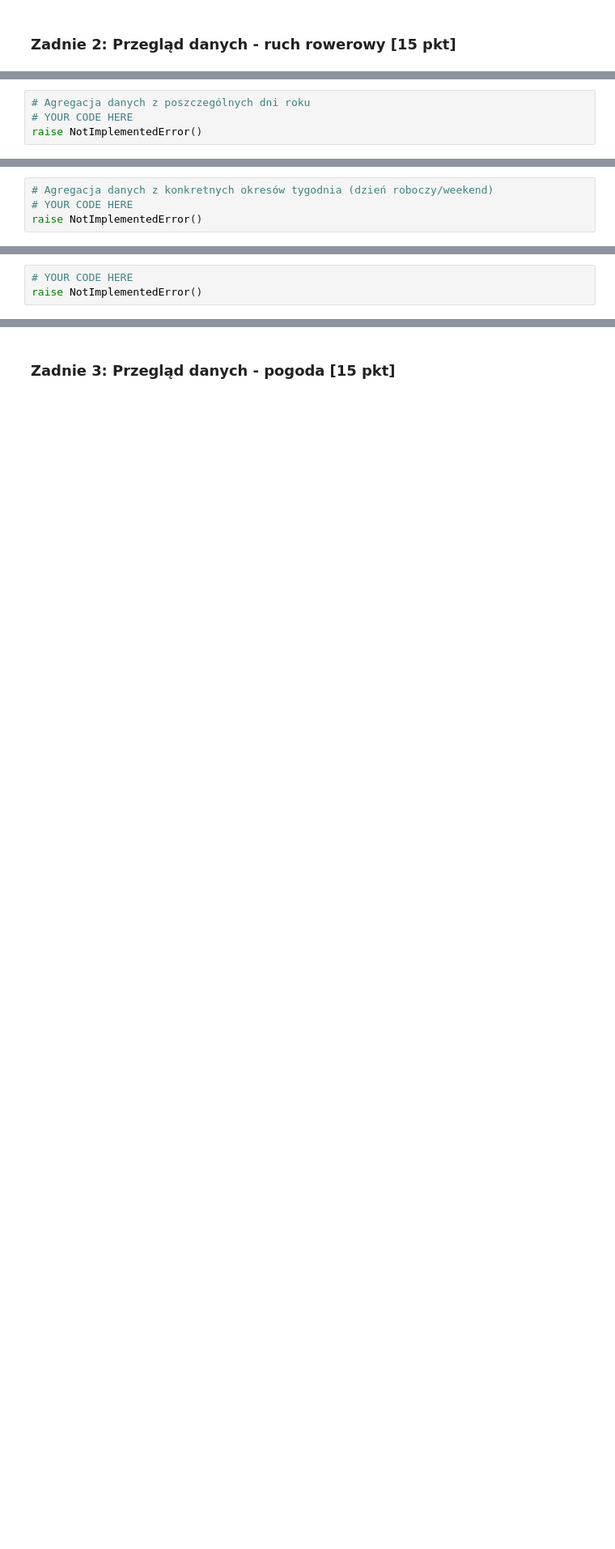
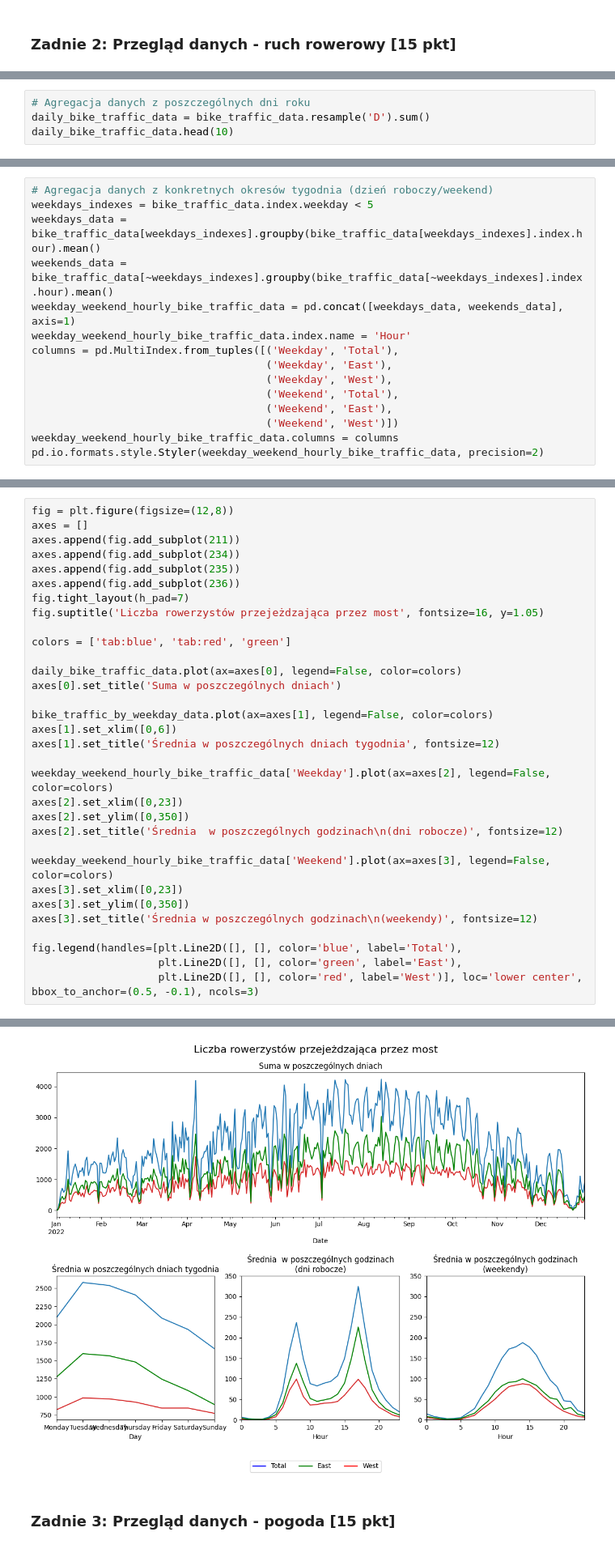
Before and after one commit to piotre10/ADwJP-exercises, a Jupyter notebook: L03/ZZ03_CZ02.ipynb, the cells around one changed output, grey strips where cells are left out. Shown: that part at 81% size. Saved outputs shown, nothing was run; the diff lists cells and outputs as text; blank space fills up the shorter version.

```diff
--- a/L03/ZZ03_CZ02.ipynb
+++ b/L03/ZZ03_CZ02.ipynb
@@ -87,5 +120,5 @@ Tablica `weekday_weekend_hourly_bike_traffic_data`  prezentuje średnią liczbę
 Wyświetl przygotowane tablice w taki sposób aby zawarte w nich liczby rowerzystów wyświetlały się z dokładnością 0 miejsc po przecinku, a średnie liczby rowerzystów z dokładnością 2 miejsc po przecinku. W przypadku tablicy `daily_bike_traffic_data` wyświetl tylko 10 pierwszych wierszy tablicy.
 # %%
 # Agregacja danych z poszczególnych dni roku
-# YOUR CODE HERE
-raise NotImplementedError()
+daily_bike_traffic_data = bike_traffic_data.resample('D').sum()
+daily_bike_traffic_data.head(10)
@@ -96,4 +154,15 @@ raise NotImplementedError()
 # %%
 # Agregacja danych z konkretnych okresów tygodnia (dzień roboczy/weekend)
-# YOUR CODE HERE
-raise NotImplementedError()
+weekdays_indexes = bike_traffic_data.index.weekday < 5
+weekdays_data = bike_traffic_data[weekdays_indexes].groupby(bike_traffic_data[weekdays_indexes].index.hour).mean()
+weekends_data = bike_traffic_data[~weekdays_indexes].groupby(bike_traffic_data[~weekdays_indexes].index.hour).mean()
+weekday_weekend_hourly_bike_traffic_data = pd.concat([weekdays_data, weekends_data], axis=1)
+weekday_weekend_hourly_bike_traffic_data.index.name = 'Hour'
+columns = pd.MultiIndex.from_tuples([('Weekday', 'Total'),
+                                     ('Weekday', 'East'),
+                                     ('Weekday', 'West'),
+                                     ('Weekend', 'Total'),
+                                     ('Weekend', 'East'),
+                                     ('Weekend', 'West')])
+weekday_weekend_hourly_bike_traffic_data.columns = columns
+pd.io.formats.style.Styler(weekday_weekend_hourly_bike_traffic_data, precision=2)
@@ -153,5 +242,35 @@ Zestaw wykresy na pojedynczej figurze (siatka wykresów 2x3, przy czym wykres su
 - dodaj do figury pojedynczą legendę zawierającą nazwy zwizualizowanych parametrów i zlokalizowaną w dolnej części figury, pod wykresami,
 - dopasuj zakresy osi wykresów do zakresu wartości danych.
 # %%
-# YOUR CODE HERE
-raise NotImplementedError()
+fig = plt.figure(figsize=(12,8))
+axes = []
+axes.append(fig.add_subplot(211))
+axes.append(fig.add_subplot(234))
+axes.append(fig.add_subplot(235))
+axes.append(fig.add_subplot(236))
+fig.tight_layout(h_pad=7)
+fig.suptitle('Liczba rowerzystów przejeżdzająca przez most', fontsize=16, y=1.05)
+
+colors = ['tab:blue', 'tab:red', 'green']
+
+daily_bike_traffic_data.plot(ax=axes[0], legend=False, color=colors)
+axes[0].set_title('Suma w poszczególnych dniach')
+
+bike_traffic_by_weekday_data.plot(ax=axes[1], legend=False, color=colors)
+axes[1].set_xlim([0,6])
+axes[1].set_title('Średnia w poszczególnych dniach tygodnia', fontsize=12)
+
+weekday_weekend_hourly_bike_traffic_data['Weekday'].plot(ax=axes[2], legend=False, color=colors)
+axes[2].set_xlim([0,23])
+axes[2].set_ylim([0,350])
+axes[2].set_title('Średnia  w poszczególnych godzinach\n(dni robocze)', fontsize=12)
+
+weekday_weekend_hourly_bike_traffic_data['Weekend'].plot(ax=axes[3], legend=False, color=colors)
+axes[3].set_xlim([0,23])
+axes[3].set_ylim([0,350])
+axes[3].set_title('Średnia w poszczególnych godzinach\n(weekendy)', fontsize=12)
+
+fig.legend(handles=[plt.Line2D([], [], color='blue', label='Total'),
+                    plt.Line2D([], [], color='green', label='East'),
+                    plt.Line2D([], [], color='red', label='West')], loc='lower center', bbox_to_anchor=(0.5, -0.1), ncols=3)
+# %% [output]
@@ -158,3 +278,4 @@ raise NotImplementedError()
+[figure, added]
 # %% [markdown]
 ### Zadnie 3: Przegląd danych - pogoda [15 pkt]
 # %% [markdown]
```
Also changed, not shown: parts of 17 cells of this notebook, 2 other files.
